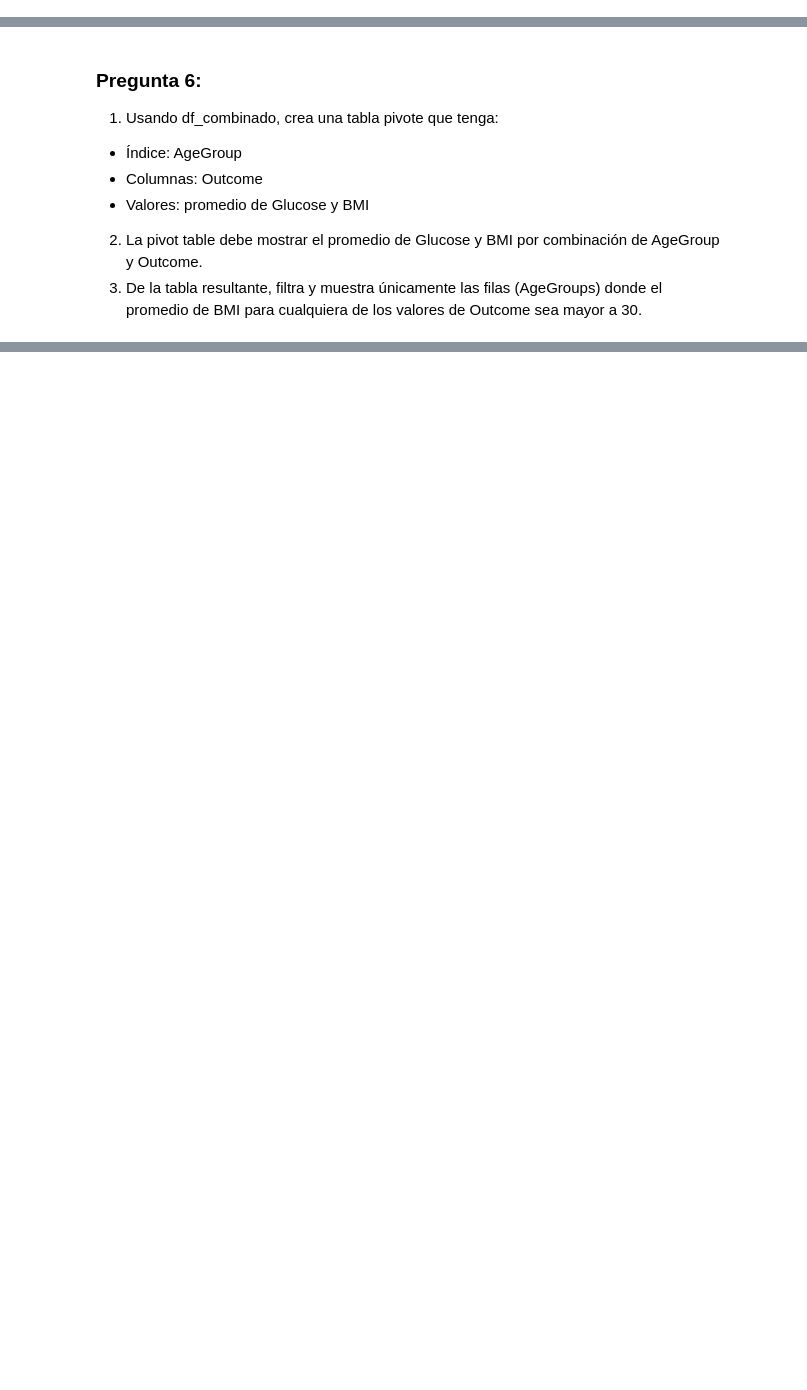
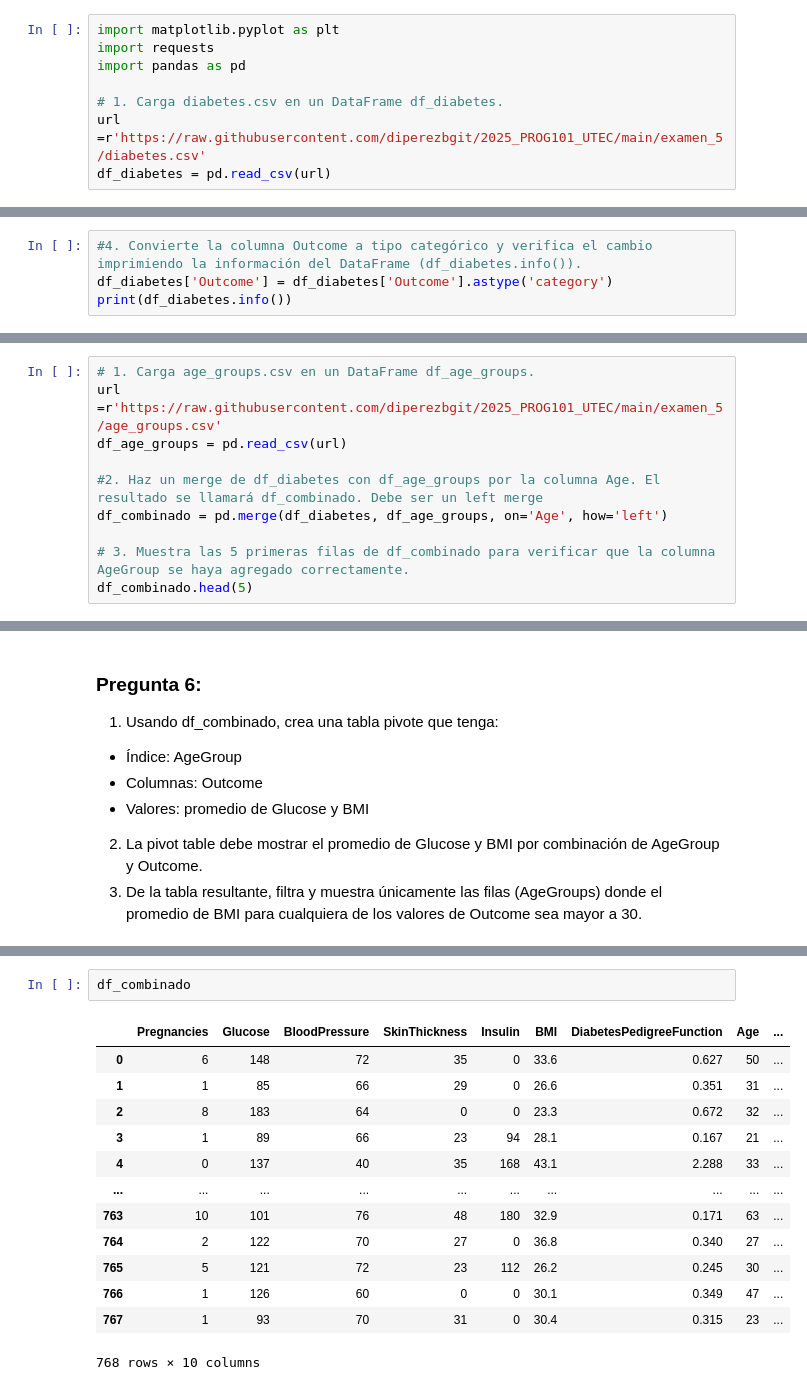
Before and after one commit to diperezbgit/2025_PROG101_UTEC, a Jupyter notebook: examen_5/examen_5.ipynb, the cells around one changed output, grey strips where cells are left out. Cells and saved outputs as stored; diff of their text form; blank space fills up the shorter version.

```diff
--- a/examen_5/examen_5.ipynb
+++ b/examen_5/examen_5.ipynb
@@ -24,3 +10,11 @@ plt.show()
 2. Muestra las 5 primeras filas.
 3. Imprime el número total de filas, columnas y el tipo de cada columna.
 4. Convierte la columna Outcome a tipo categórico y verifica el cambio imprimiendo la información del DataFrame (df_diabetes.info()).
+# %%
+import matplotlib.pyplot as plt
+import requests
+import pandas as pd
+
+# 1. Carga diabetes.csv en un DataFrame df_diabetes.
+url =r'https://raw.githubusercontent.com/diperezbgit/2025_PROG101_UTEC/main/examen_5/diabetes.csv'
+df_diabetes = pd.read_csv(url)
@@ -26,0 +52,4 @@ plt.show()
+# %%
+#4. Convierte la columna Outcome a tipo categórico y verifica el cambio imprimiendo la información del DataFrame (df_diabetes.info()).
+df_diabetes['Outcome'] = df_diabetes['Outcome'].astype('category')
+print(df_diabetes.info())
@@ -38,3 +101,13 @@ plt.show()
 1. Carga age_groups.csv en un DataFrame df_age_groups.
 2. Haz un merge de df_diabetes con df_age_groups por la columna Age. El resultado se llamará df_combinado. Debe ser un left merge para mantener todas las filas de df_diabetes.
 3. Muestra las 5 primeras filas de df_combinado para verificar que la columna AgeGroup se haya agregado correctamente.
+# %%
+# 1. Carga age_groups.csv en un DataFrame df_age_groups.
+url =r'https://raw.githubusercontent.com/diperezbgit/2025_PROG101_UTEC/main/examen_5/age_groups.csv'
+df_age_groups = pd.read_csv(url)
+
+#2. Haz un merge de df_diabetes con df_age_groups por la columna Age. El resultado se llamará df_combinado. Debe ser un left merge
+df_combinado = pd.merge(df_diabetes, df_age_groups, on='Age', how='left')
+
+# 3. Muestra las 5 primeras filas de df_combinado para verificar que la columna AgeGroup se haya agregado correctamente.
+df_combinado.head(5)
@@ -59,0 +198,16 @@ plt.show()
+# %%
+df_combinado
+# %% [output]
+|  | Pregnancies | Glucose | BloodPressure | SkinThickness | Insulin | BMI | DiabetesPedigreeFunction | Age | ... |
+| 0 | 6 | 148 | 72 | 35 | 0 | 33.6 | 0.627 | 50 | ... |
+| 1 | 1 | 85 | 66 | 29 | 0 | 26.6 | 0.351 | 31 | ... |
+| 2 | 8 | 183 | 64 | 0 | 0 | 23.3 | 0.672 | 32 | ... |
+| 3 | 1 | 89 | 66 | 23 | 94 | 28.1 | 0.167 | 21 | ... |
+| 4 | 0 | 137 | 40 | 35 | 168 | 43.1 | 2.288 | 33 | ... |
+| ... | ... | ... | ... | ... | ... | ... | ... | ... | ... |
+| 763 | 10 | 101 | 76 | 48 | 180 | 32.9 | 0.171 | 63 | ... |
+| 764 | 2 | 122 | 70 | 27 | 0 | 36.8 | 0.340 | 27 | ... |
+| 765 | 5 | 121 | 72 | 23 | 112 | 26.2 | 0.245 | 30 | ... |
+| 766 | 1 | 126 | 60 | 0 | 0 | 30.1 | 0.349 | 47 | ... |
+| 767 | 1 | 93 | 70 | 31 | 0 | 30.4 | 0.315 | 23 | ... |
+768 rows × 10 columns
```
Also changed, not shown: parts of 10 cells of this notebook.
